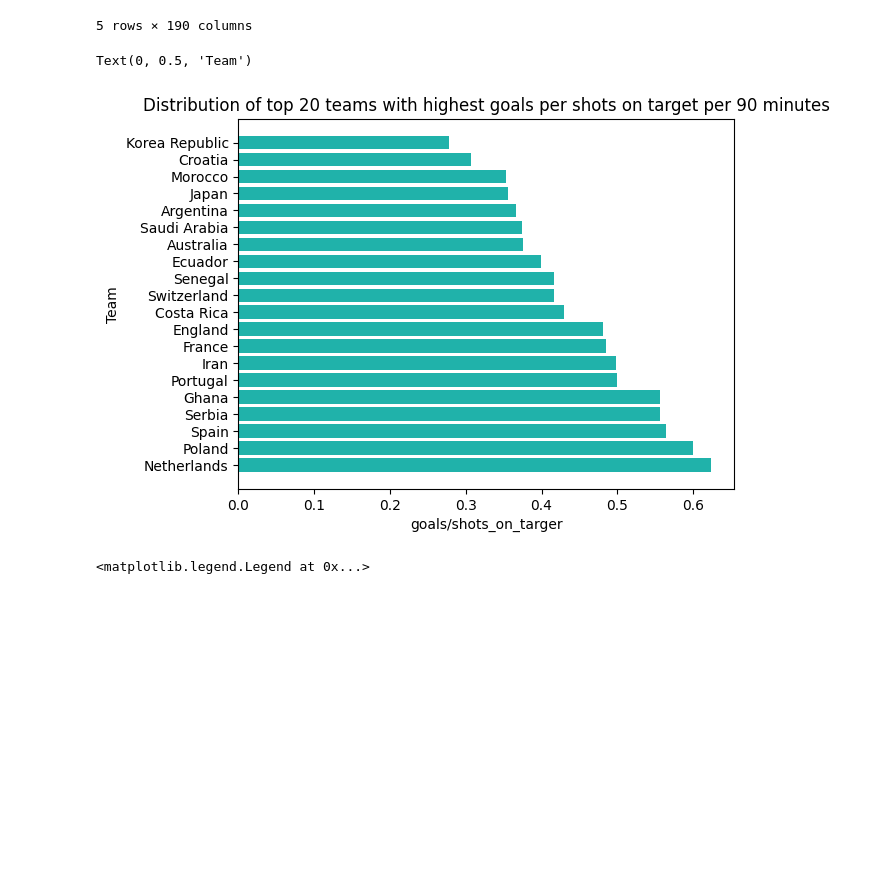
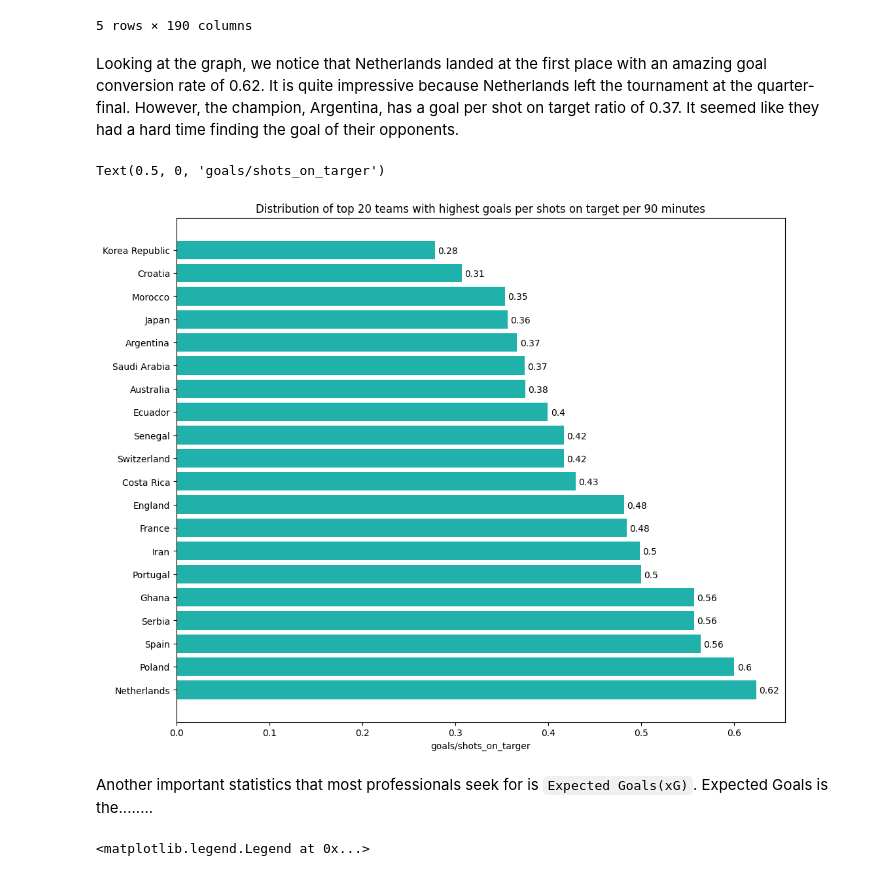
Before and after one commit to RayNguyent/World_Cup_2022, a Jupyter notebook: report.ipynb, the cells around one changed output. Cells and saved outputs as stored; diff of their text form; code cells hidden in the pictures; blank space fills up the shorter version.

Commit message:
added introduction + analysis for the first graph

```diff
--- a/report.ipynb
+++ b/report.ipynb
@@ -41,14 +47,23 @@ team.head()
 | 3 | Brazil | 26 | 28.5 | 56.2 | 5 | 55 | 480 | 5.3 | 8 | ... |
 | 4 | Cameroon | 22 | 28.0 | 41.7 | 3 | 33 | 270 | 3.0 | 4 | ... |
 5 rows × 190 columns
+# %% [markdown]
+Looking at the graph, we notice that Netherlands landed at the first place with an amazing goal conversion rate of 0.62. It is quite impressive because Netherlands left the tournament at the quarter-final. However, the champion, Argentina, has a goal per shot on target ratio of 0.37. It seemed like they had a hard time finding the goal of their opponents.
 # %%
-plt.barh(y='team',width='goals/shots_on_target',data = team.sort_values('goals/shots_on_target',ascending=False).head(20),color = 'lightseagreen')
+fig,ax = plt.subplots(figsize=(12,10))
+ax = plt.barh(y='team',width='goals/shots_on_target',data = team.sort_values('goals/shots_on_target',ascending=False).head(20),color = 'lightseagreen')
+for i in ax.patches:
+    plt.text(i.get_width()+ 0.003, i.get_y()+0.25,
+             str(round((i.get_width()), 2)),
+             fontsize=10,
+             color='black')
 plt.title('Distribution of top 20 teams with highest goals per shots on target per 90 minutes')
 plt.xlabel('goals/shots_on_targer')
-plt.ylabel('Team')
 # %% [output]
-Text(0, 0.5, 'Team')
+Text(0.5, 0, 'goals/shots_on_targer')
-[figure, old version]
+[figure, new version]
+# %% [markdown]
+Another important statistics that most professionals seek for is `Expected Goals(xG)`. Expected Goals is the........
 # %%
 plt.figure(figsize=(16,12))
 sns.scatterplot(data=team,y='goals_per90',x='xg_per90',hue='team',size='goals_per90',palette = 'viridis',sizes = (40,400))
```
Also changed, not shown: parts of 13 cells of this notebook.
